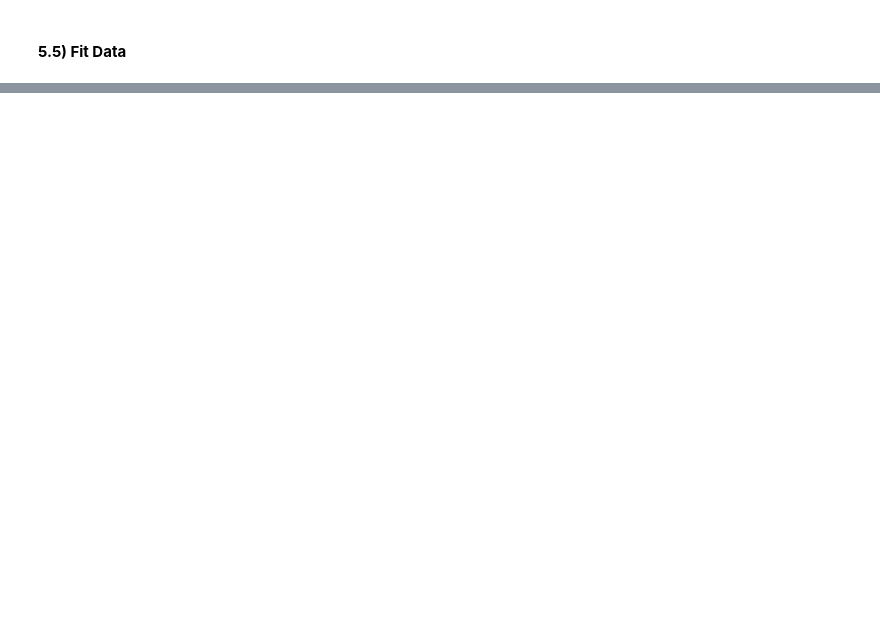
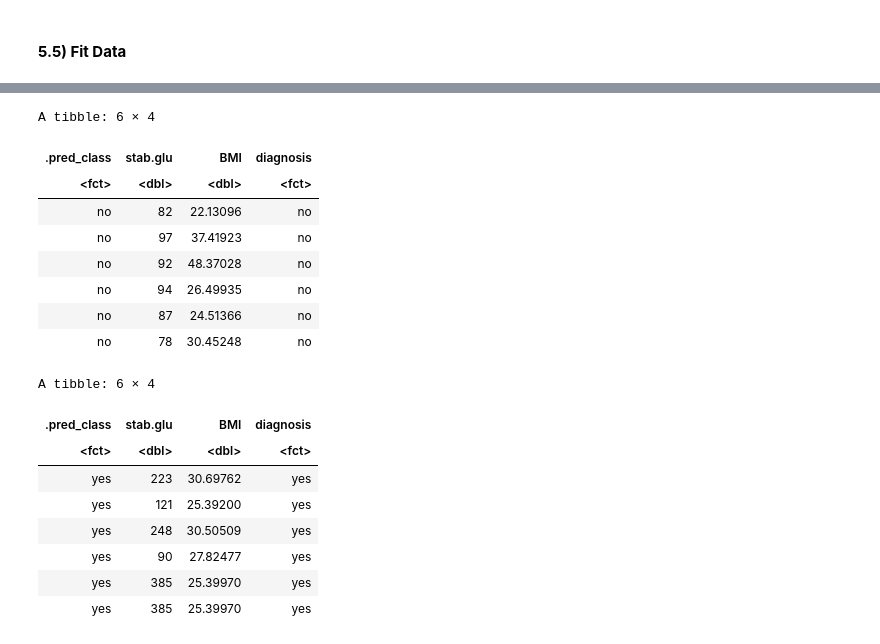
Before and after one commit to wmma2/group_18_project, a Jupyter notebook: Final_report.ipynb, the cells around one changed output, grey strips where cells are left out. Cells and saved outputs as stored; diff of their text form; code cells hidden in the pictures; blank space fills up the shorter version.

```diff
--- a/Final_report.ipynb
+++ b/Final_report.ipynb
@@ -448,0 +472,27 @@ Best k: 1
+# %%
+#predictions
+
+diabetes_test_predictions <- predict(diabetes_fit, diabetes_test) |>
+        bind_cols(diabetes_test)
+
+head(diabetes_test_predictions)
+tail(diabetes_test_predictions)
+# %% [output]
+A tibble: 6 × 4
+| .pred_class | stab.glu | BMI | diagnosis |
+| <fct> | <dbl> | <dbl> | <fct> |
+| no | 82 | 22.13096 | no |
+| no | 97 | 37.41923 | no |
+| no | 92 | 48.37028 | no |
+| no | 94 | 26.49935 | no |
+| no | 87 | 24.51366 | no |
+| no | 78 | 30.45248 | no |
+A tibble: 6 × 4
+| .pred_class | stab.glu | BMI | diagnosis |
+| <fct> | <dbl> | <dbl> | <fct> |
+| yes | 223 | 30.69762 | yes |
+| yes | 121 | 25.39200 | yes |
+| yes | 248 | 30.50509 | yes |
+| yes | 90 | 27.82477 | yes |
+| yes | 385 | 25.39970 | yes |
+| yes | 385 | 25.39970 | yes |
```
Also changed, not shown: parts of 17 cells of this notebook.
